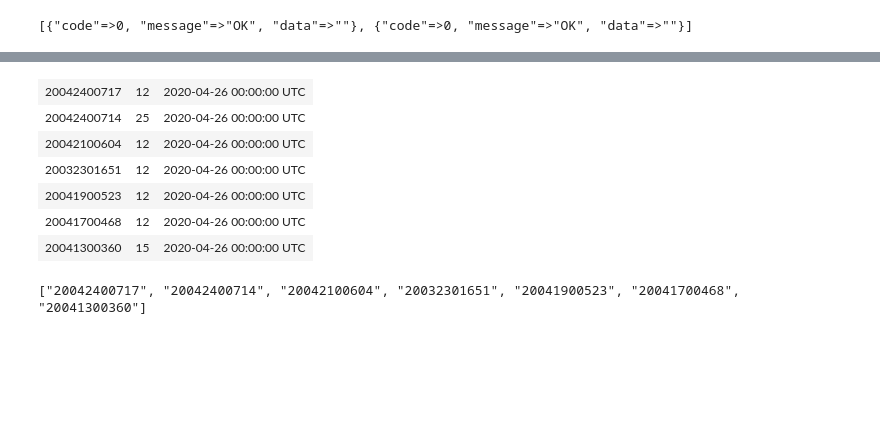
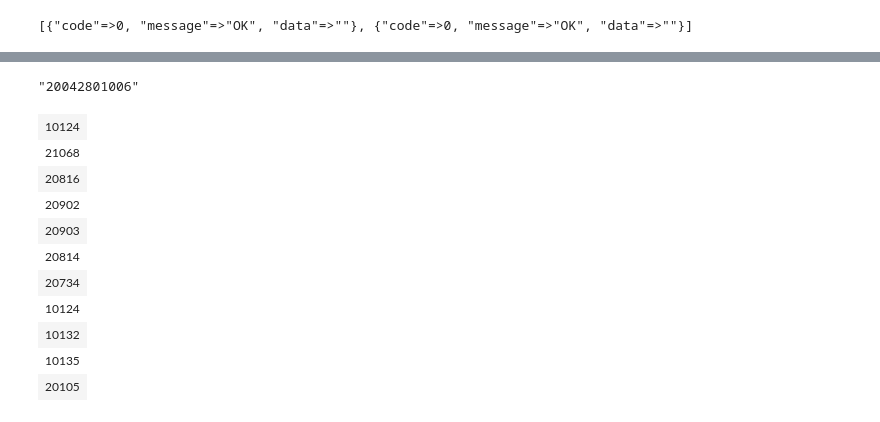
Before and after one commit to adam429/wtnb, a Jupyter notebook: wt-iruby/搭配- Working.ipynb, the cells around one changed output, grey strips where cells are left out. Saved outputs shown, nothing was run; the diff lists cells and outputs as text; code cells hidden in the pictures; blank space fills up the shorter version.

```diff
--- a/wt-iruby/搭配- Working.ipynb
+++ b/wt-iruby/搭配- Working.ipynb
@@ -253,15 +324,18 @@ BMS.updateSendTime(order_no,(Time.now()+1.day),"和用户沟通一致，发货
-# %%
-phone_list = %w[13817293590   18114000135 13524064600 15171348019  18850158804 18900371613 16604113197]
-puts_table (phone_list.map do |x| User.where(phone:x).orders.product.keep.last end.map do |x| [x.order_no,x.status,x.expect_day] end)
-# %% [output]
-| 20042400717 | 12 | 2020-04-26 00:00:00 UTC |
-| 20042400714 | 25 | 2020-04-26 00:00:00 UTC |
-| 20042100604 | 12 | 2020-04-26 00:00:00 UTC |
-| 20032301651 | 12 | 2020-04-26 00:00:00 UTC |
-| 20041900523 | 12 | 2020-04-26 00:00:00 UTC |
-| 20041700468 | 12 | 2020-04-26 00:00:00 UTC |
-| 20041300360 | 15 | 2020-04-26 00:00:00 UTC |
-# %%
-(phone_list.map do |x| User.where(phone:x).orders.product.keep.last end.map do |x| x.order_no end)
-# %% [output]
-["20042400717", "20042400714", "20042100604", "20032301651", "20041900523", "20041700468", "20041300360"]
+# %%
+order_no = User.find(455).orders.last.order_no
+# %% [output]
+"20042801006"
+# %%
+puts_table ([10124,21068,20816,20902,20903,20814,20734,10124,10132,10135,20105].map do |x| ["<a href='http://localhost:3000/product/#{x}'>#{x} </a>"] end)
+# %% [output]
+| 10124 |
+| 21068 |
+| 20816 |
+| 20902 |
+| 20903 |
+| 20814 |
+| 20734 |
+| 10124 |
+| 10132 |
+| 10135 |
+| 20105 |
```
Also changed, not shown: parts of 21 cells of this notebook, 21 other files.
